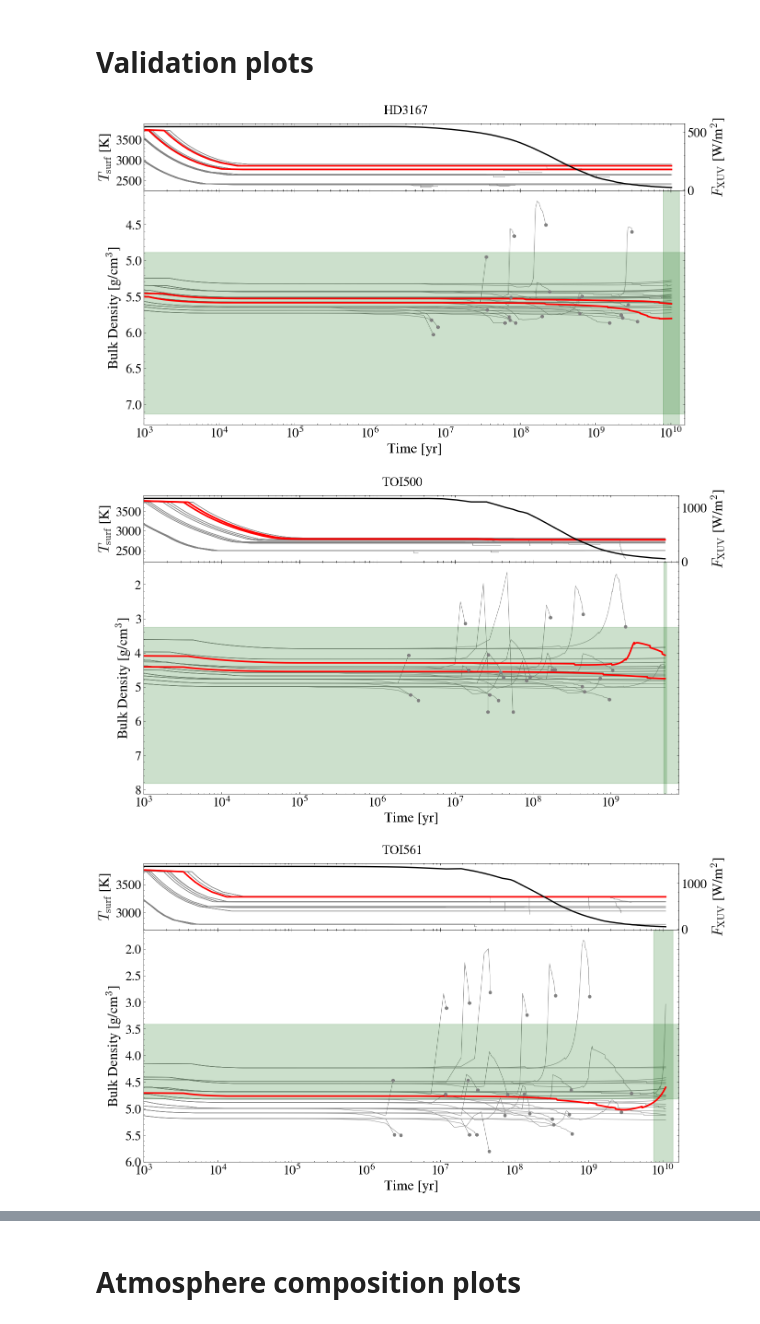
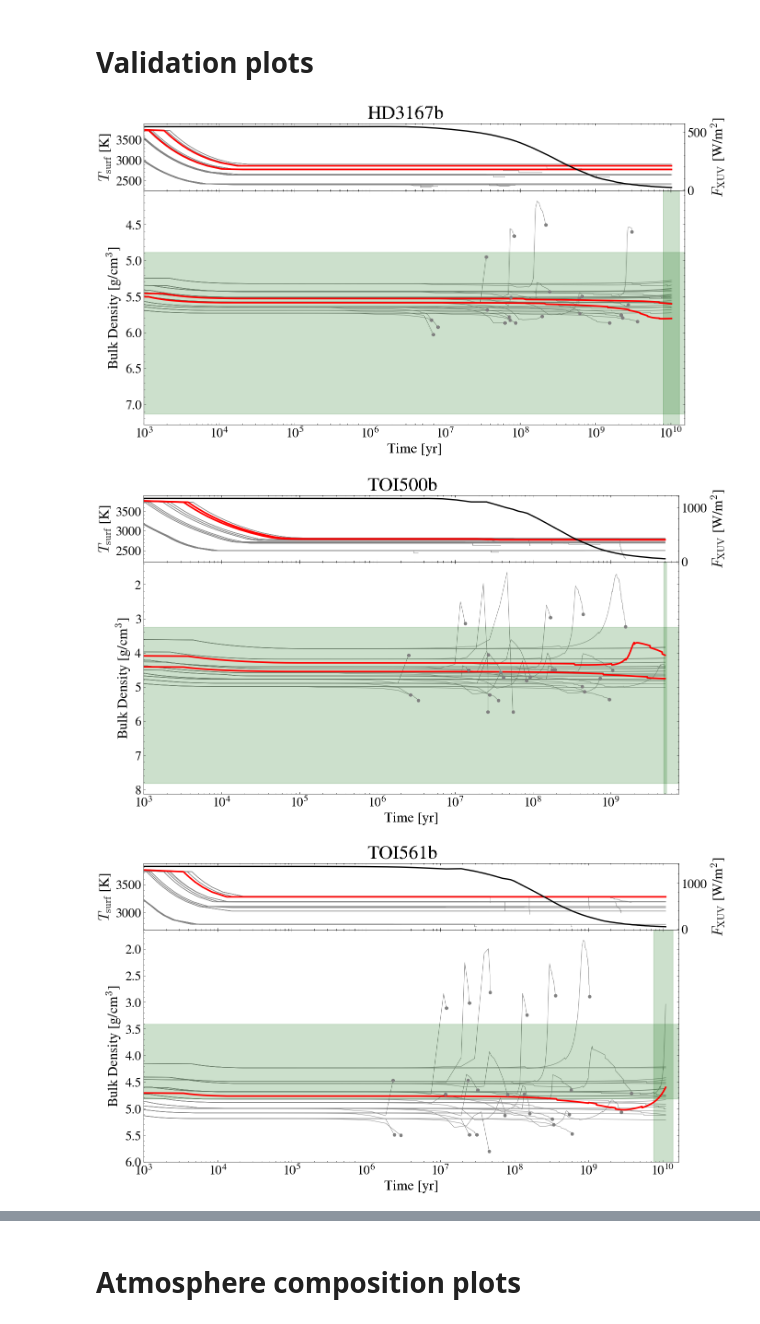
Before and after one commit to lorlo9999/MasterThesis, a Jupyter notebook: thesis-plots.ipynb, the cells around one changed output, grey strips where cells are left out. Drawn from its saved outputs; the diff is of its cells as text; code cells hidden in the pictures.

```diff
--- a/thesis-plots.ipynb
+++ b/thesis-plots.ipynb
@@ -200,8 +204,8 @@ legend_elements = [Line2D([0], [0], marker='o', color='w', label='150 - 500 K -
 
 
 frame.set_title('Planet period vs distance',fontsize=20)
-frame.set_xlabel(r'Period (days)')
-frame.set_ylabel(r'Orbital semi-major axis (AU)')
+frame.set_xlabel(r'Period [days]')
+frame.set_ylabel(r'Orbital semi-major axis [AU]')
 
 frame.tick_params(axis='both', which='major')
 
@@ -247,7 +251,7 @@ highlighted_cases = {
 
 for planet, simulations in data_all.items():
     fig = figure(figsize=(15, 8))
-    fig.suptitle(rf"{planet}",fontsize=20, y=0.98)
+    fig.suptitle(rf"{planet}b",fontsize=30, y=0.98)
 
     frame   = fig.add_axes([0.125, 0.12, 0.775, 0.63])
     ax_temp = fig.add_axes([0.125, 0.75, 0.775, 0.18], sharex=frame)
@@ -290,33 +294,33 @@ for planet, simulations in data_all.items():
         ax2 = ax_temp.twinx()
         ax2.grid(False)
         ax2.plot(longest_sim["x"], longest_sim["F_xuv"], color='black', alpha=1.0, linewidth=2.0)
         ax2.set_ylabel(r'$F_\mathrm{XUV}$ [W/m$^2$]')
         ax2.tick_params(axis='both', which='major')
 
     #frame.errorbar(age, bd,
     #               xerr=([abs(age_min-age)], [abs(age_max-age)]),
     #               yerr=([abs(bd_min-bd)],   [abs(bd_max-bd)]),
     #               fmt='o', color='black', ecolor='black', elinewidth=3, capsize=5, zorder=5)
 
     #instead of error bars, create shaded regions for age and bulk density uncertainties
     frame.axvspan(age_min, age_max, color='darkgreen', alpha=0.2, zorder=1)
     frame.axhspan(bd_min, bd_max, color='darkgreen', alpha=0.2, zorder=1)
 
     #frame.scatter(age, bd, color='red', zorder=6)
 
     frame.set_xlabel('Time [yr]')
     frame.set_ylabel(r'Bulk Density [g/cm$^3$]')
     frame.set_xscale('log')
     frame.tick_params(axis='both', which='major')
     frame.invert_yaxis()
     frame.set_xlim(1e3, age*1.5)
     #turn off grid
     frame.grid(False)
     if planet != "TOI431" and planet != "lhs1478" and planet != "K2141":
         savefig(f"thesis-plots/{planet}_bulk_density.pdf", format='pdf')
         show()
     plt.close()
 # %% [output]
-[figure, old version]
+[figure, new version]
-[figure, old version]
+[figure, new version]
-[figure, old version]
+[figure, new version]
```
Also changed, not shown: parts of 27 cells of this notebook, 20 other files.
